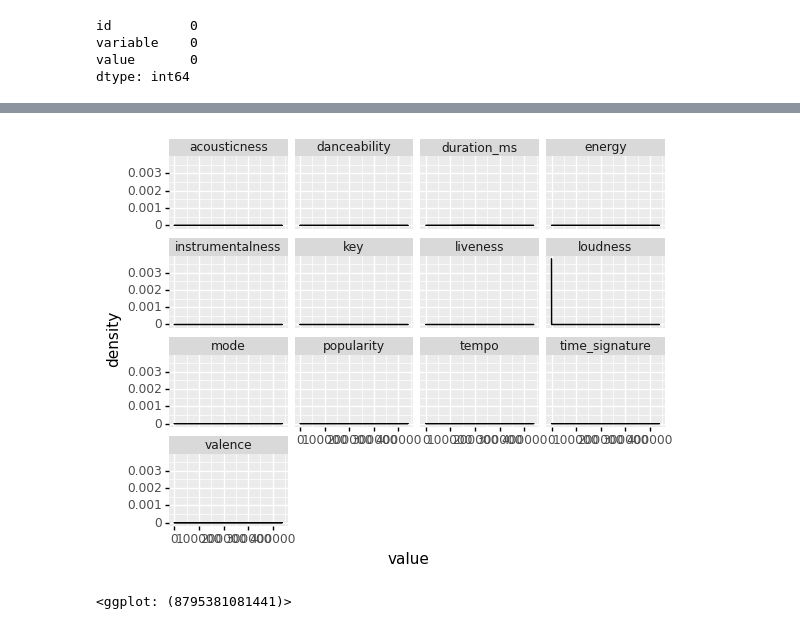
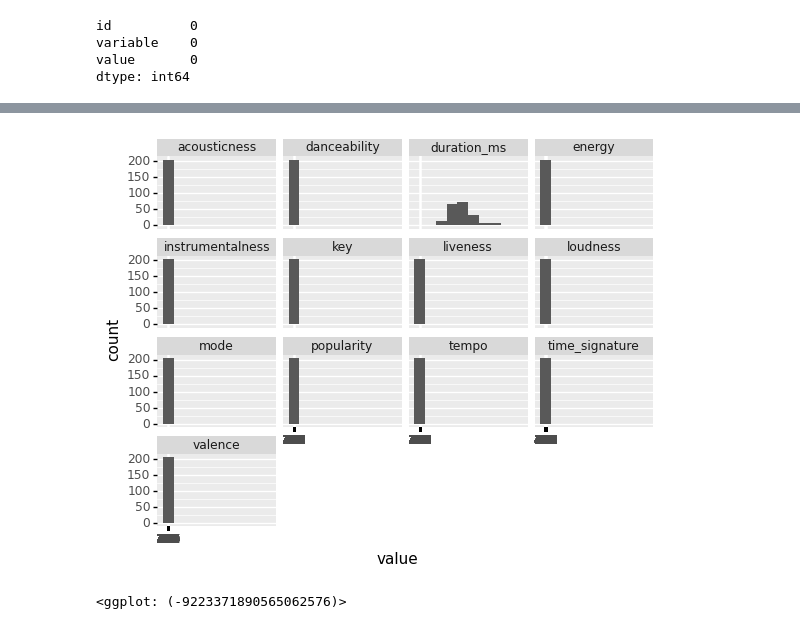
Before and after one commit to s-helal/tiktokify, a Jupyter notebook: graphs.ipynb, the cells around one changed output, grey strips where cells are left out. Cells and saved outputs as stored; diff of their text form; code cells hidden in the pictures.

Commit message:
darya and radhika's graphs

```diff
--- a/graphs.ipynb
+++ b/graphs.ipynb
@@ -57,9 +128,10 @@ dtype: int64
 # %%
 #not working
 gg = p9.ggplot(facetdf, p9.aes(x='value'))
-gg += p9.geom_density()
+gg += p9.geom_histogram(bins = 10)
 gg += p9.facet_wrap('~variable')
+gg += p9.scale_x_continuous(breaks=range(0, 500), minor_breaks=[])
 gg
 # %% [output]
-[figure, old version]
+[figure, new version]
-<ggplot: (8795381081441)>
+<ggplot: (-9223371890565062576)>
```
Also changed, not shown: parts of 17 cells of this notebook.
